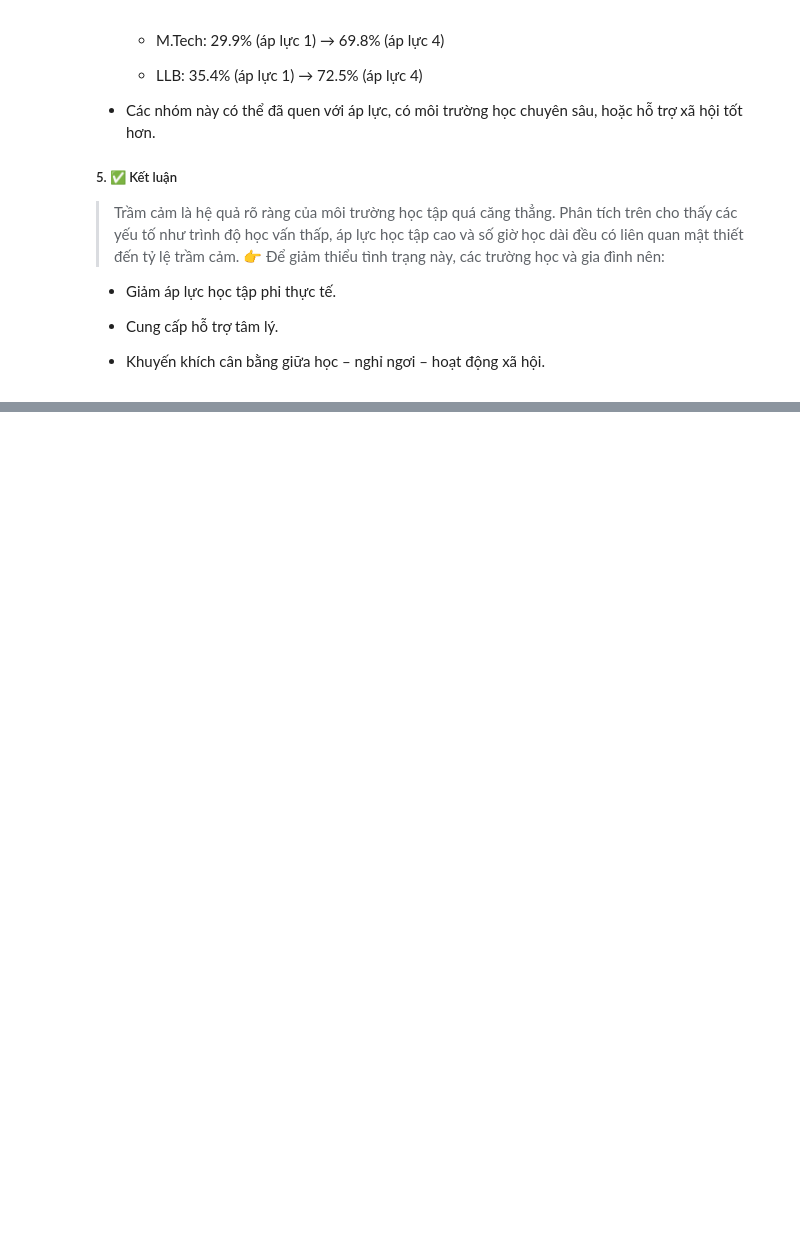
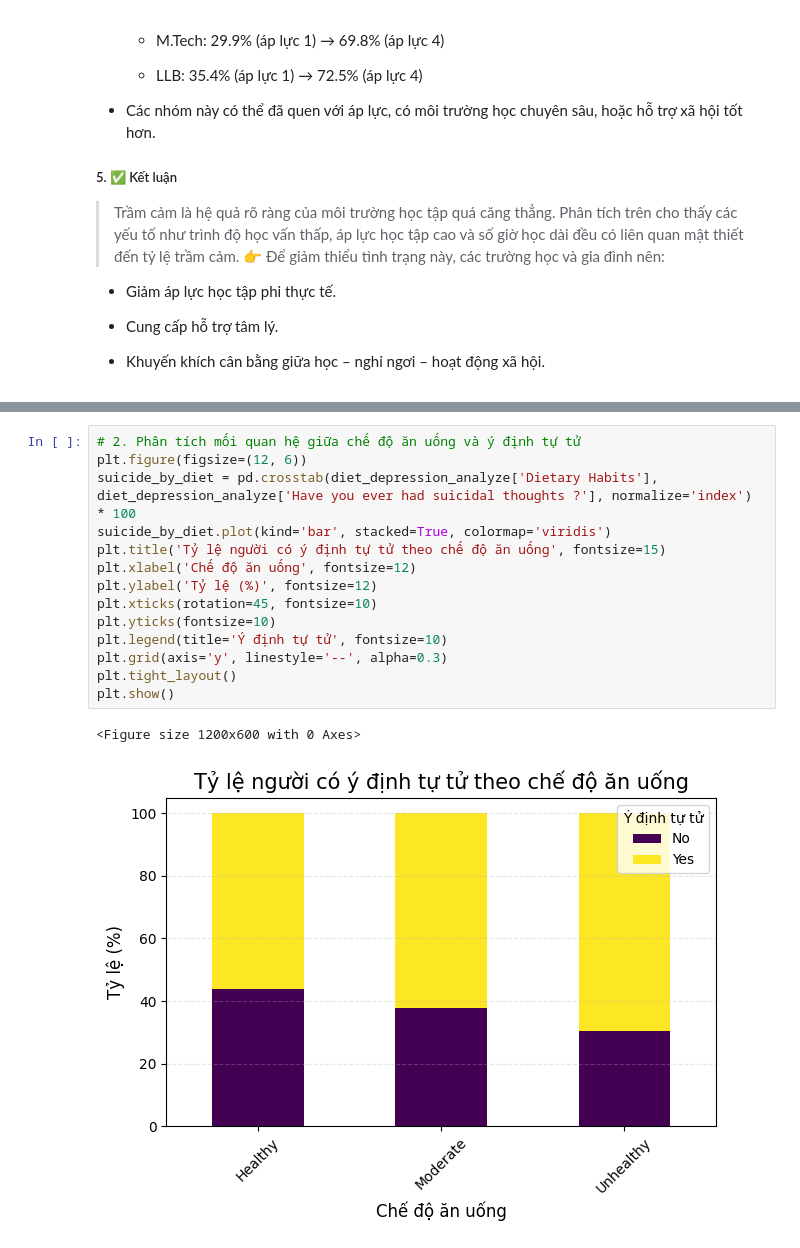
Before and after one commit to Dzivilord/Data_Insight_AI, a Jupyter notebook: src/ExploringData/Visualization_data.ipynb, the cells around one changed output, grey strips where cells are left out. Saved outputs shown, nothing was run; the diff lists cells and outputs as text; blank space fills up the shorter version.

```diff
--- a/src/ExploringData/Visualization_data.ipynb
+++ b/src/ExploringData/Visualization_data.ipynb
@@ -475,0 +532,17 @@ plt.show()
+# %%
+# 2. Phân tích mối quan hệ giữa chế độ ăn uống và ý định tự tử
+plt.figure(figsize=(12, 6))
+suicide_by_diet = pd.crosstab(diet_depression_analyze['Dietary Habits'], diet_depression_analyze['Have you ever had suicidal thoughts ?'], normalize='index') * 100
+suicide_by_diet.plot(kind='bar', stacked=True, colormap='viridis')
+plt.title('Tỷ lệ người có ý định tự tử theo chế độ ăn uống', fontsize=15)
+plt.xlabel('Chế độ ăn uống', fontsize=12)
+plt.ylabel('Tỷ lệ (%)', fontsize=12)
+plt.xticks(rotation=45, fontsize=10)
+plt.yticks(fontsize=10)
+plt.legend(title='Ý định tự tử', fontsize=10)
+plt.grid(axis='y', linestyle='--', alpha=0.3)
+plt.tight_layout()
+plt.show()
+# %% [output]
+<Figure size 1200x600 with 0 Axes>
+[figure, added]
```
Also changed, not shown: parts of 14 cells of this notebook.
